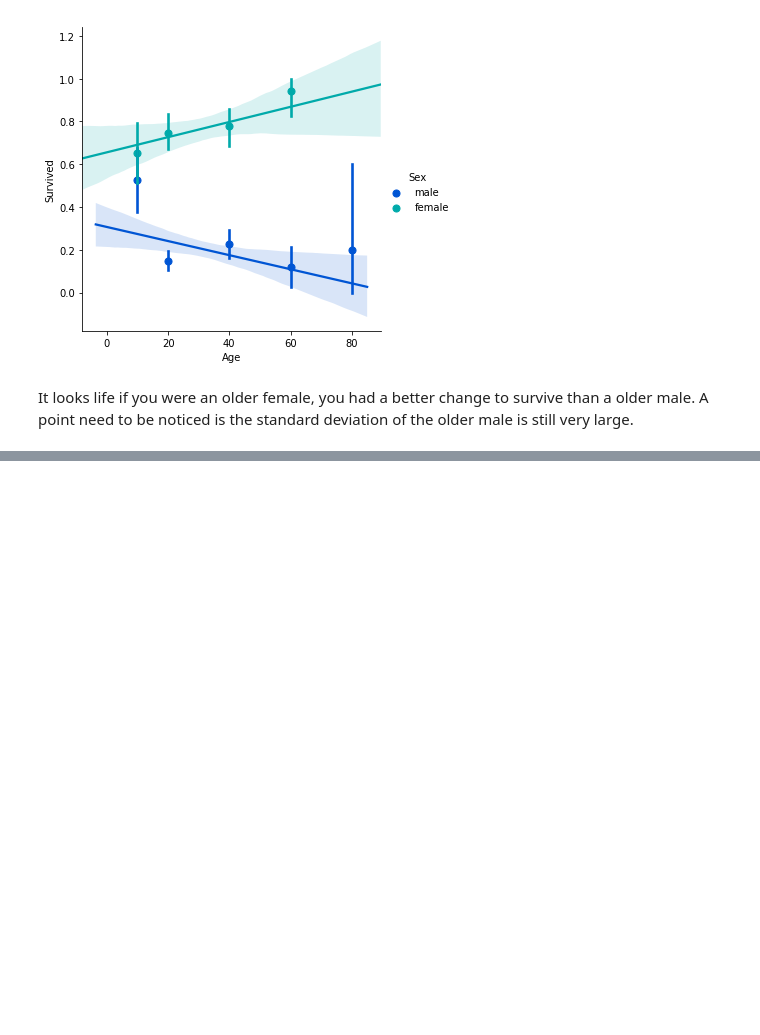
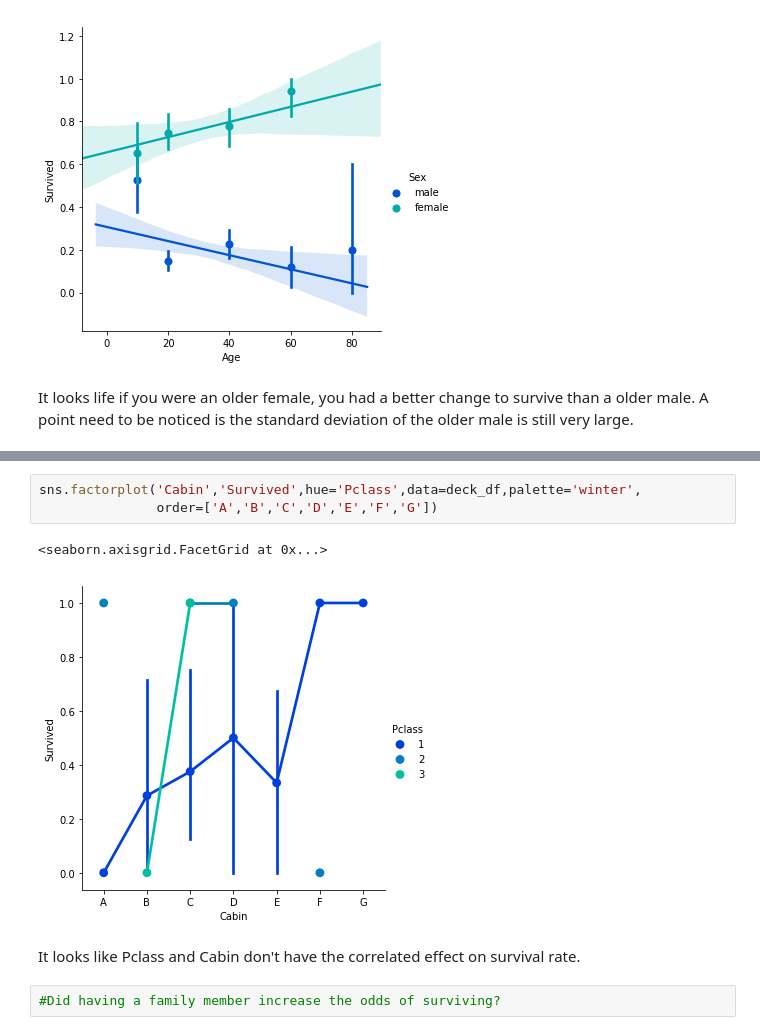
Before and after one commit to stellazhu31/Kaggle-Titanic-Machine-Learning-Personal-Project, a Jupyter notebook: Prediction of Titanic Survival Information.ipynb, the cells around one changed output, grey strips where cells are left out. Drawn from its saved outputs; the diff is of its cells as text; blank space fills up the shorter version.

```diff
--- a/Prediction of Titanic Survival Information.ipynb
+++ b/Prediction of Titanic Survival Information.ipynb
@@ -365,0 +451,10 @@ It looks life if you were an older female, you had a better change to survive th
+# %%
+sns.factorplot('Cabin','Survived',hue='Pclass',data=deck_df,palette='winter',
+               order=['A','B','C','D','E','F','G'])
+# %% [output]
+<seaborn.axisgrid.FacetGrid at 0x...>
+[figure, added]
+# %% [markdown]
+It looks like Pclass and Cabin don't have the correlated effect on survival rate.
+# %%
+#Did having a family member increase the odds of surviving?
```
Also changed, not shown: parts of 10 cells of this notebook.
